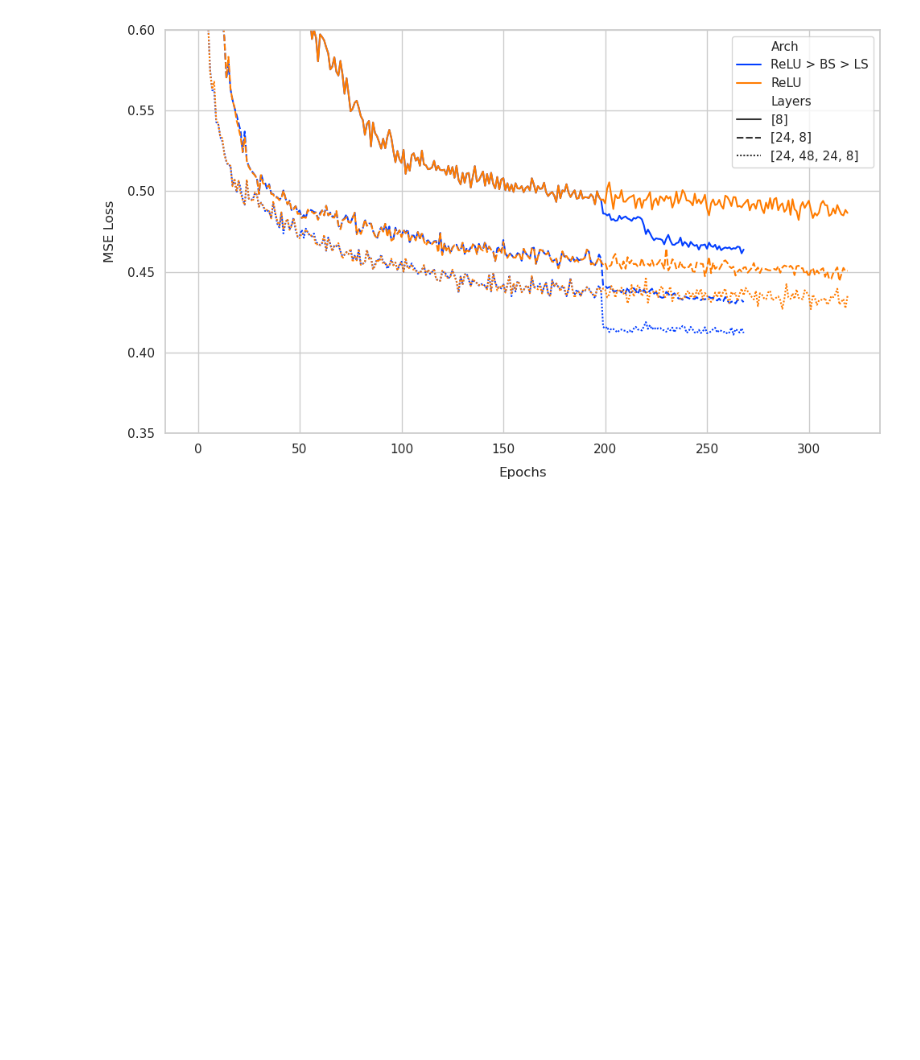
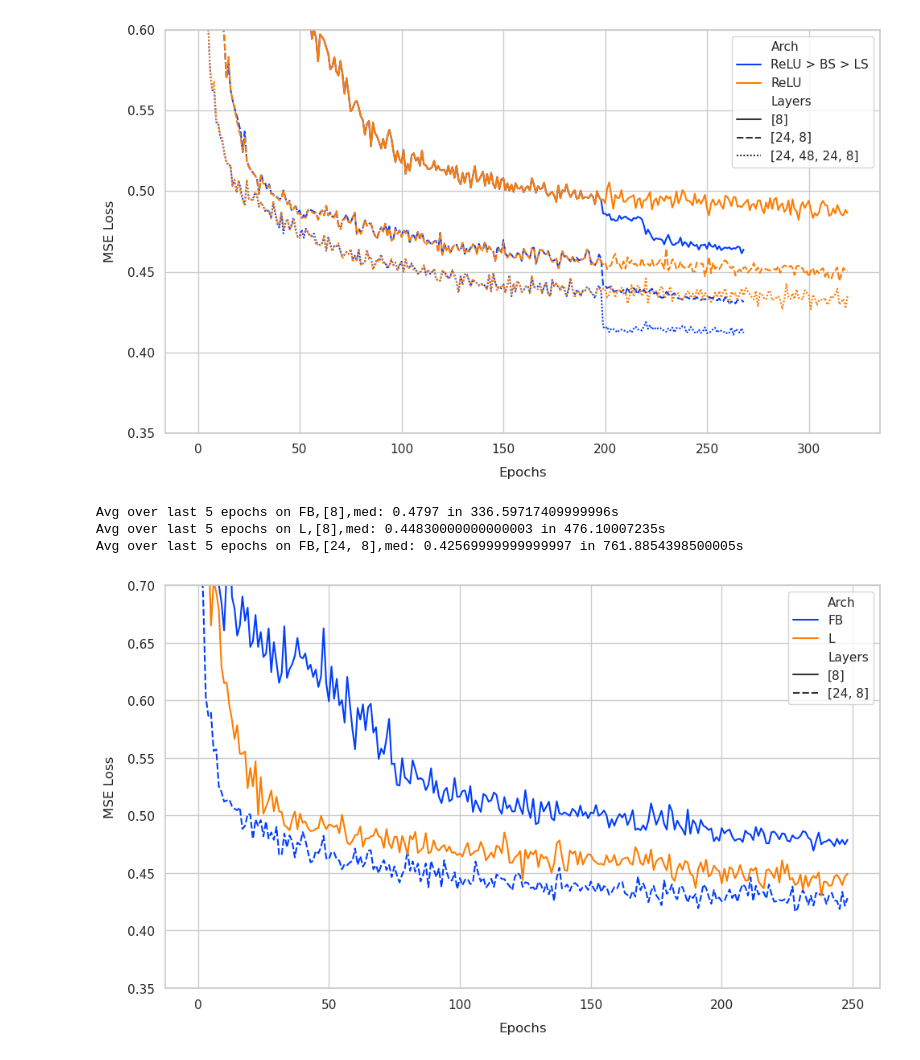
Before and after one commit to liam-hp/deepsplines-thesis, a Jupyter notebook: plot_data.ipynb, the cells around one changed output. Saved outputs shown, nothing was run; the diff lists cells and outputs as text; code cells hidden in the pictures; blank space fills up the shorter version.

```diff
--- a/plot_data.ipynb
+++ b/plot_data.ipynb
@@ -662,3 +715,42 @@ Avg over last 5 epochs on ReLU,[24, 8],med: 0.4443 in 44.978912528846145s
 Avg over last 5 epochs on ReLU > BS > LS,[24, 48, 24, 8],med: 0.4144 in 168.02260752427193s
 Avg over last 5 epochs on ReLU,[24, 48, 24, 8],med: 0.4297 in 175.39896086407776s
 [figure]
+# %%
+import importlib, utils
+importlib.reload(utils)
+
+selector = "med"
+data = "vals"
+
+utils.plot_seaborn(
+    model_paths=[
+
+        ("", "[8]_(0.001,0.0001,0.0001)_(['150R', '50WB', '50FB'])_20", "vals", f"{selector}"),
+        # ("", "[8]_(0.001,0.0001,0.0001)_(['150R', '50WB', '50L'])_20", "vals", f"{selector}"),
+
+        ("", "[24, 8]_(0.001,0.0001,0.0001)_(['150R', '50WB', '50FB'])_20", "vals", f"{selector}"),
+        # ("", "[24, 8]_(0.001,0.0001,0.0001)_(['150R', '50WB', '50L'])_20", "vals", f"{selector}"),
+
+        ("", "[24, 48, 24, 8]_(0.001,0.0001,0.0001)_(['150R', '50WB', '50FB'])_20", "vals", f"{selector}"),
+        # ("", "[24, 48, 24, 8]_(0.001,0.0001,0.0001)_(['150R', '50WB', '50L'])_20", "vals", f"{selector}"),
+
+    ],
+    aes=[
+        ("FB", "[8]"),
+        ("L", "[8]"),
+        ("FB", "[24, 8]"),
+        ("L", "[24, 8]"),
+        ("FB", "[24, 48, 24, 8]"),
+        ("L", "[24, 48, 24, 8]"),
+    ],
+    x = "epochs",
+    xmin = 0,
+    ylim = .7,
+    ymin = .35,
+    hide_legend = False,
+)
+# %% [output]
+Avg over last 5 epochs on FB,[8],med: 0.4797 in 336.59717409999996s
+Avg over last 5 epochs on L,[8],med: 0.44830000000000003 in 476.10007235s
+Avg over last 5 epochs on FB,[24, 8],med: 0.42569999999999997 in 761.8854398500005s
+[figure, added]
```
Also changed, not shown: parts of 9 cells of this notebook, 11 other files.
